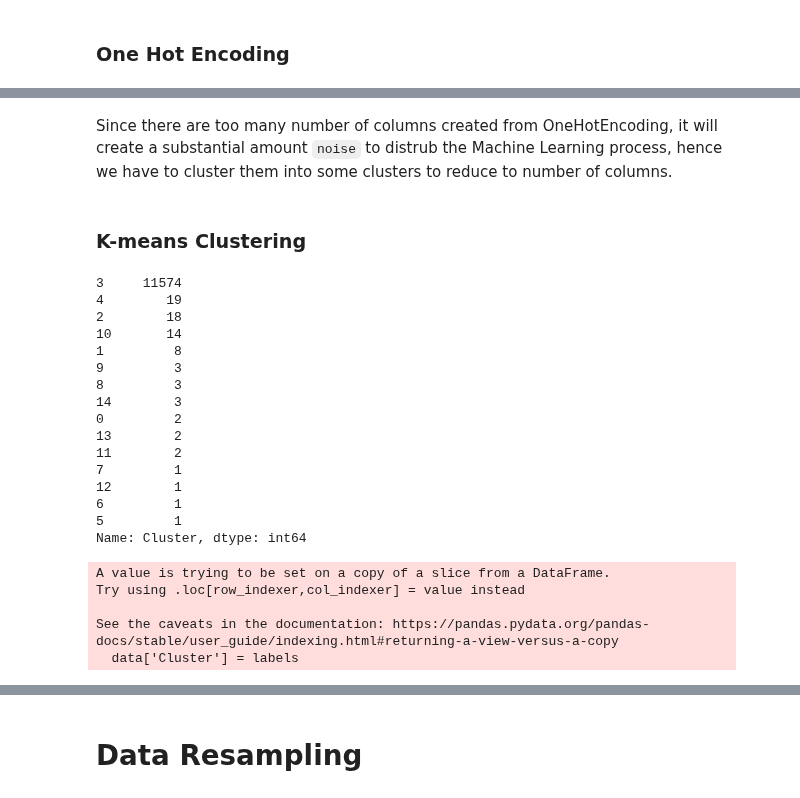
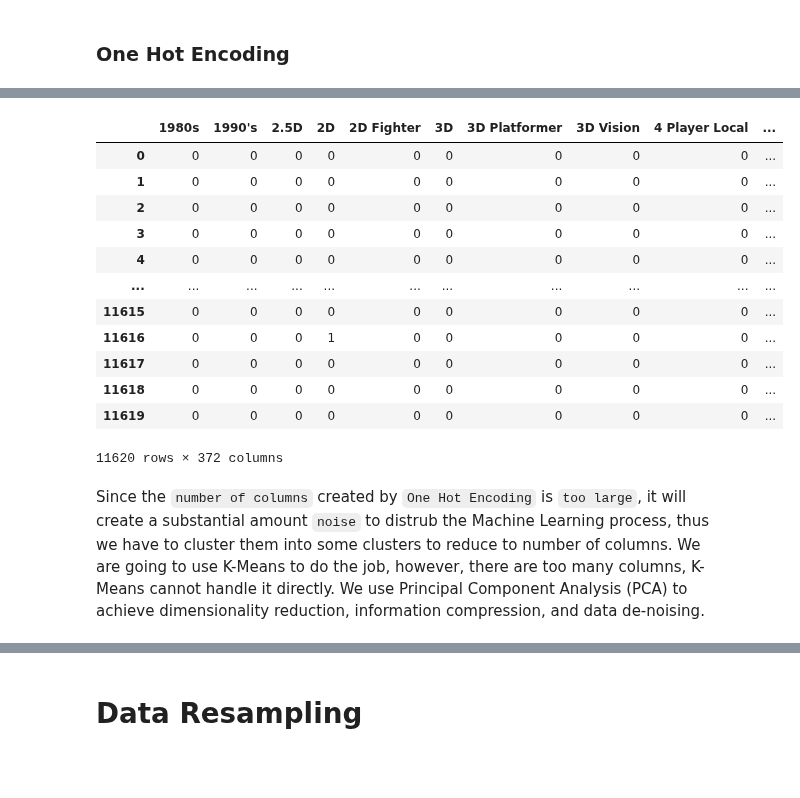
Before and after one commit to Pante/SC1015-Project, a Jupyter notebook: Data Clustering and Resampling.ipynb, the cells around one changed output, grey strips where cells are left out. Saved outputs shown, nothing was run; the diff lists cells and outputs as text; code cells hidden in the pictures; blank space fills up the shorter version.

```diff
--- a/Data Clustering and Resampling.ipynb
+++ b/Data Clustering and Resampling.ipynb
@@ -30,4 +27,0 @@ games
-# %%
-# Replace NaN values in column 'B' with the mode
-games['publisher'] = games['publisher'].fillna(games['publisher'].mode().iloc[0])
-games['developer'] = games['developer'].fillna(games['publisher'])
@@ -36,6 +28,3 @@ Response variable
-# %%
-games['all_reviews'] = pd.to_numeric(games['all_reviews'])
-games['status'] = np.where(games['all_reviews'] >= 70, 'good', 'bad')
 # %% [markdown]
 # Clustering data
 # %% [markdown]
@@ -76,0 +66,27 @@ games_cat_ohe.head()
+# %%
+from sklearn.preprocessing import MultiLabelBinarizer
+import pandas as pd
+
+# Create a sample dataset
+df = pd.DataFrame(games['popular_tags'])
+
+# One-hot-encode the 'languages' column
+mlb = MultiLabelBinarizer()
+populartags_encoded = pd.DataFrame(mlb.fit_transform(df['popular_tags']), columns=mlb.classes_)
+
+# Print the resulting dataframe
+populartags_encoded
+# %% [output]
+|  | 1980s | 1990's | 2.5D | 2D | 2D Fighter | 3D | 3D Platformer | 3D Vision | 4 Player Local | ... |
+| 0 | 0 | 0 | 0 | 0 | 0 | 0 | 0 | 0 | 0 | ... |
+| 1 | 0 | 0 | 0 | 0 | 0 | 0 | 0 | 0 | 0 | ... |
+| 2 | 0 | 0 | 0 | 0 | 0 | 0 | 0 | 0 | 0 | ... |
+| 3 | 0 | 0 | 0 | 0 | 0 | 0 | 0 | 0 | 0 | ... |
+| 4 | 0 | 0 | 0 | 0 | 0 | 0 | 0 | 0 | 0 | ... |
+| ... | ... | ... | ... | ... | ... | ... | ... | ... | ... | ... |
+| 11615 | 0 | 0 | 0 | 0 | 0 | 0 | 0 | 0 | 0 | ... |
+| 11616 | 0 | 0 | 0 | 1 | 0 | 0 | 0 | 0 | 0 | ... |
+| 11617 | 0 | 0 | 0 | 0 | 0 | 0 | 0 | 0 | 0 | ... |
+| 11618 | 0 | 0 | 0 | 0 | 0 | 0 | 0 | 0 | 0 | ... |
+| 11619 | 0 | 0 | 0 | 0 | 0 | 0 | 0 | 0 | 0 | ... |
+11620 rows × 372 columns
@@ -77,4 +96,2 @@ games_cat_ohe.head()
 # %% [markdown]
-Since there are too many number of columns created from OneHotEncoding, it will create a substantial amount `noise` to distrub the Machine Learning process, hence we have to cluster them into some clusters to reduce to number of columns.
+Since the `number of columns` created by `One Hot Encoding` is `too large`, it will create a substantial amount `noise` to distrub the Machine Learning process, thus we have to cluster them into some clusters to reduce to number of columns. We are going to use K-Means to do the job, however, there are too many columns, K-Means cannot handle it directly. We use Principal Component Analysis (PCA) to achieve dimensionality reduction, information compression, and data de-noising.
-# %% [markdown]
-### K-means Clustering
@@ -109,24 +97,0 @@ def kMeansFunc(data, n_clusters):
-# %%
-kMeansFunc(alldeveloper, 15)
-# %% [output]
-3     11574
-4        19
-2        18
-10       14
-1         8
-9         3
-8         3
-14        3
-0         2
-13        2
-11        2
-7         1
-12        1
-6         1
-5         1
-Name: Cluster, dtype: int64
-A value is trying to be set on a copy of a slice from a DataFrame.
-Try using .loc[row_indexer,col_indexer] = value instead
-
-See the caveats in the documentation: https://pandas.pydata.org/pandas-docs/stable/user_guide/indexing.html#returning-a-view-versus-a-copy
-  data['Cluster'] = labels
```
Also changed, not shown: parts of 38 cells of this notebook.
